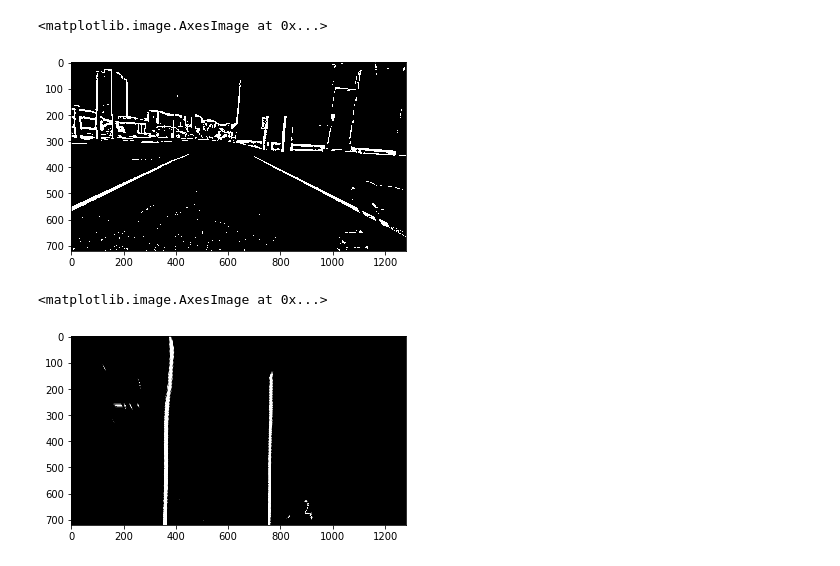
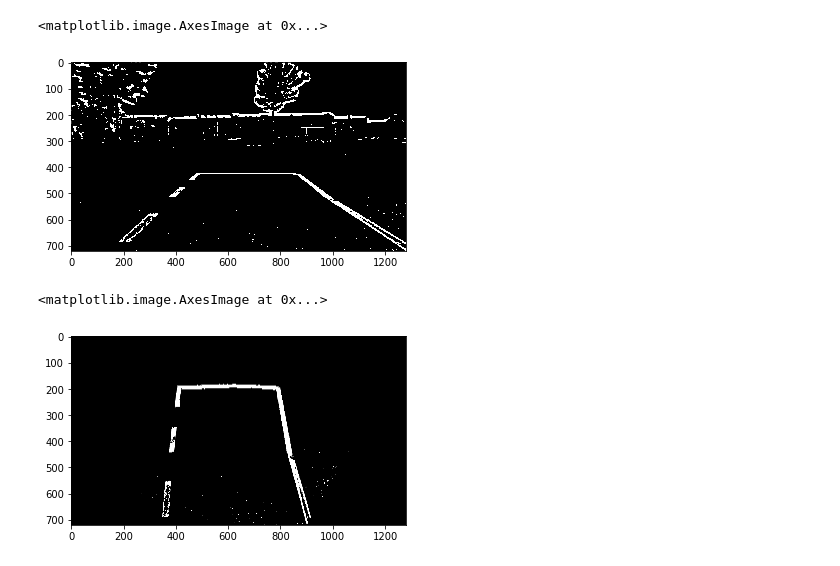
Before and after one commit to UWRobotRacing/RR-Hummingbot-Software, a Jupyter notebook: rr_computer_vision/scripts/Lane-Detection-Test-Single-Image.ipynb, the cells around one changed output. Cells and saved outputs as stored; diff of their text form; code cells hidden in the pictures.

```diff
--- a/rr_computer_vision/scripts/Lane-Detection-Test-Single-Image.ipynb
+++ b/rr_computer_vision/scripts/Lane-Detection-Test-Single-Image.ipynb
@@ -3,7 +3,7 @@ import cv2
 import numpy as np
 import matplotlib.pyplot as plt
 
-img_bgr = cv2.imread("Lanes/Drag_Race/drag_sunny3.jpg")
+img_bgr = cv2.imread("Lanes/Urban_Race/urban_sunny3.jpg")
 img_hsv = cv2.cvtColor(img_bgr, cv2.COLOR_BGR2HSV)
 
 plt.imshow(img_bgr)
@@ -19,27 +20,27 @@ adaptive_thres = cv2.adaptiveThreshold(channel_v, 255,
 plt.imshow(adaptive_thres, cmap='gray')
 # %% [output]
 <matplotlib.image.AxesImage at 0x...>
-[figure, old version]
+[figure, new version]
 # %%
 # Circuit race: (2m wide lanes)
 # src = np.float32([[500,350], [750,350], [1280,550], [0,450]])
 
 # Drag race: (1.5m wide lanes)
-src = np.float32([[400,350], [760,350], [1280,500], [0,500]])
+# src = np.float32([[400,350], [760,350], [1280,500], [0,500]])
+
+# Urban race: (1m wide lanes)
+src = np.float32([[420,380], [930,380], [1280,720], [50,720]])
+
 dst = np.float32([[300, 0], [900,0], [900,720], [300,720]])
 
 img_size = (adaptive_thres.shape[1], adaptive_thres.shape[0])
 
 M = cv2.getPerspectiveTransform(src, dst)
 warped = cv2.warpPerspective(adaptive_thres, M, img_size)
 
 plt.imshow(warped, cmap='gray')
-
-# cv2.imshow('test',warped)
-# cv2.waitKey(0)
-# cv2.destroyAllWindows()
 # %% [output]
 <matplotlib.image.AxesImage at 0x...>
-[figure, old version]
+[figure, new version]
 # %%
 # Contours
```
Also changed, not shown: parts of 2 cells of this notebook, 20 other files.
